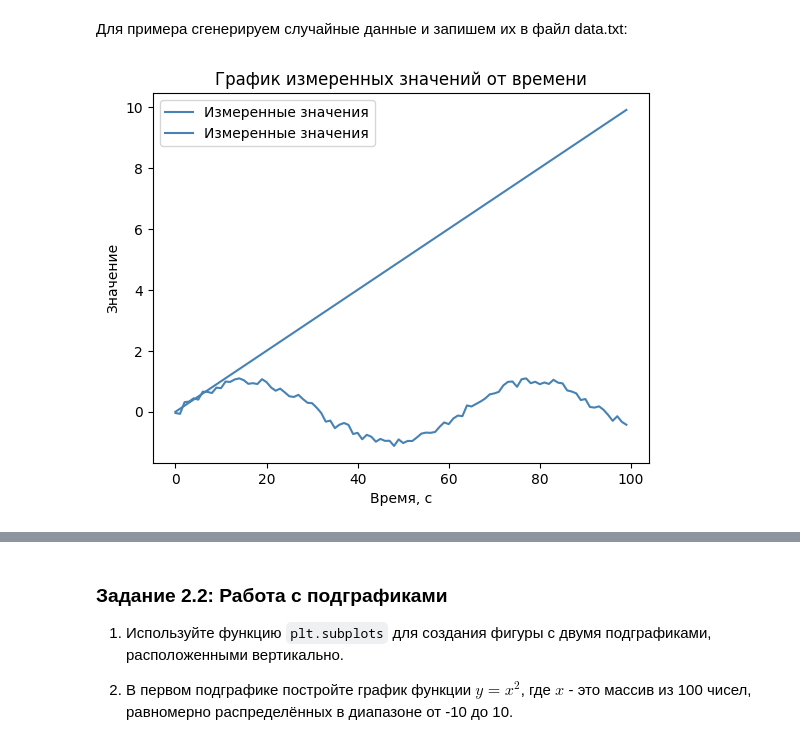
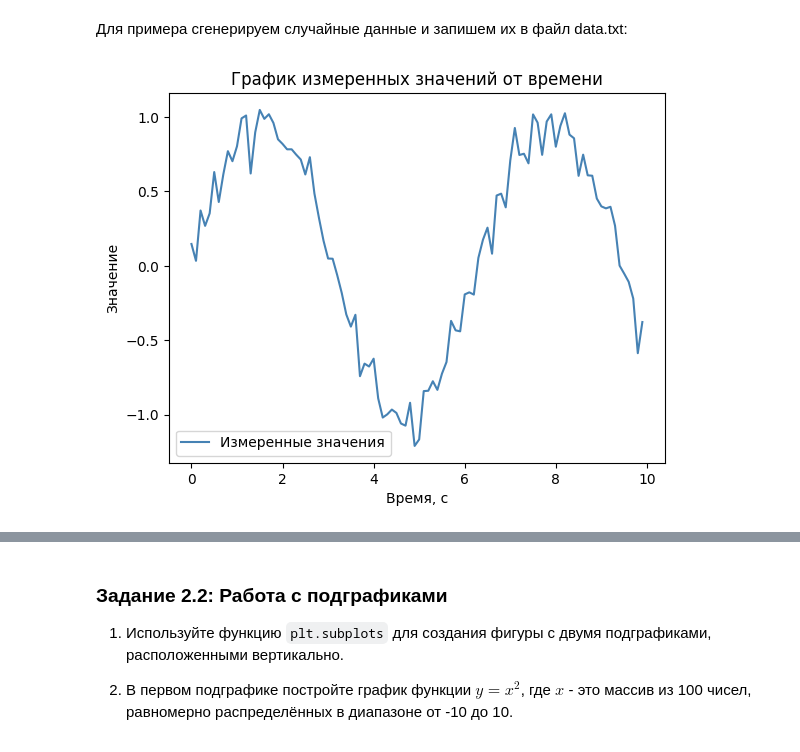
Before and after one commit to GDVevo/ml_uni, a Jupyter notebook: Практическая_работа_№2_Matplotlib_Plotly.ipynb, the cells around one changed output, grey strips where cells are left out. Saved outputs shown, nothing was run; the diff lists cells and outputs as text; code cells hidden in the pictures.

```diff
--- a/Практическая_работа_№2_Matplotlib_Plotly.ipynb
+++ b/Практическая_работа_№2_Matplotlib_Plotly.ipynb
@@ -190,17 +190,17 @@ data = np.column_stack((time, values))
 # Записываем матрицу в файл data.txt, разделяя столбцы пробелами
 np.savetxt('data.txt', data, delimiter=' ')
 # %%
-# Ваш код !!!
+# Ваш код
 import matplotlib.pyplot as plt
 dfile = np.loadtxt("data.txt")
-plt.plot(dfile, label="Измеренные значения", color="steelblue")
+plt.plot(dfile[:, 0], dfile[:, 1], label="Измеренные значения", color="steelblue")
 plt.ylabel("Значение")
 plt.xlabel("Время, с")
 plt.title("График измеренных значений от времени")
 plt.legend()
 plt.show()
 # %% [output]
-[figure, old version]
+[figure, new version]
 # %% [markdown]
 ![image.png](embedded-picture-1)
 # %% [markdown]
```
Also changed, not shown: parts of 5 cells of this notebook.
